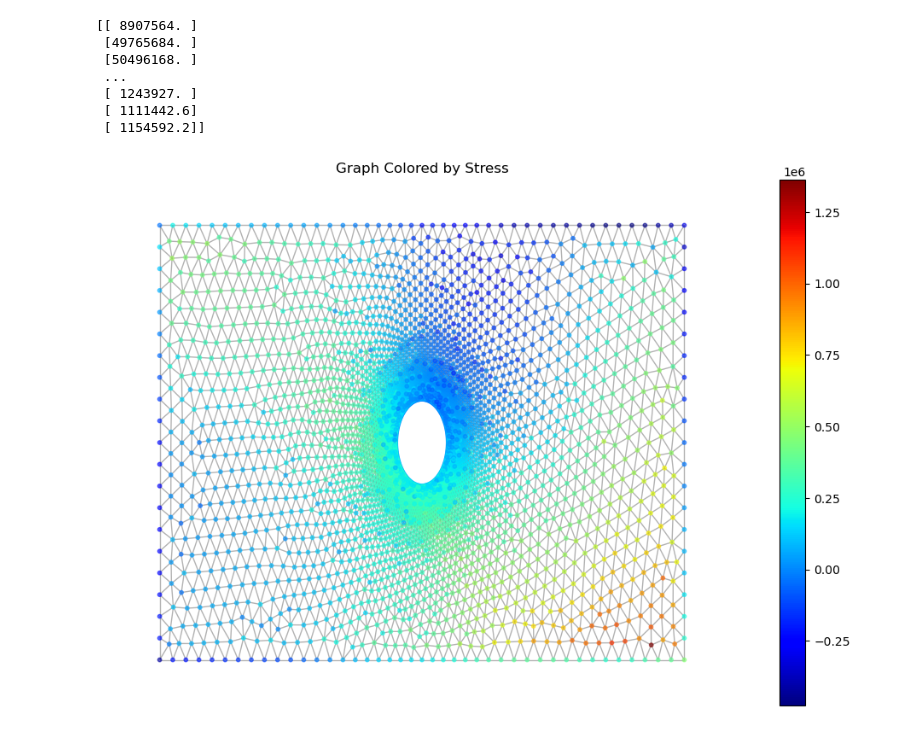
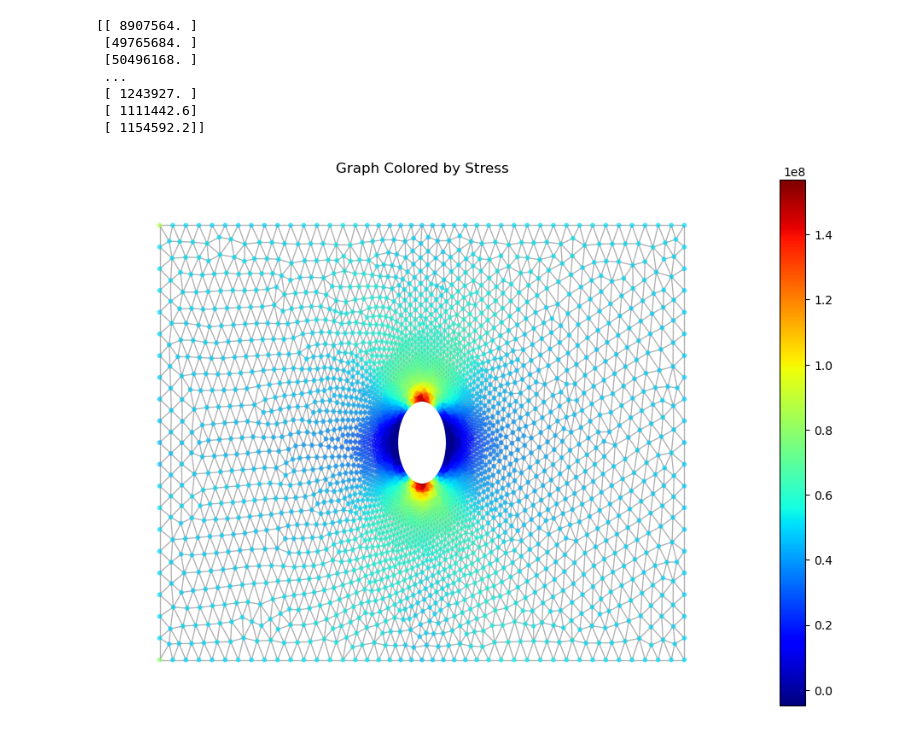
Before and after one commit to alleswe2k/PINNs, a Jupyter notebook: Meshing/geometri_class.ipynb, the cells around one changed output. Drawn from its saved outputs; the diff is of its cells as text; code cells hidden in the pictures.

```diff
--- a/Meshing/geometri_class.ipynb
+++ b/Meshing/geometri_class.ipynb
@@ -358,11 +358,11 @@ class PlateSolver():
 
     def loss_func(self, data):
         u, v, sxx, syy, sxy = self.model_value(data)
-        # target = self.data_loss(data, u, v, sxx, syy, sxy)
-        pde = self.pde_loss(data, u, v, sxx, syy, sxy)
-        bc = self.bc_loss(data, u, v, sxx, syy, sxy)
+        target = self.data_loss(data, u, v, sxx, syy, sxy)
+        # pde = self.pde_loss(data, u, v, sxx, syy, sxy)
+        # bc = self.bc_loss(data, u, v, sxx, syy, sxy)
 
-        total_loss = pde + bc
+        total_loss = target
         return total_loss
 
     def closure(self):
@@ -451,26 +462,26 @@ print(sxx)
  [ 1111442.6]
  [ 1154592.2]]
 # %%
-value = sxy
+value = sxx
 
 fig, ax = plt.subplots(figsize=(12, 8))
 
 # Draw the graph on the given axis
 nx.draw(G, pos, node_size=10, edge_color="gray", alpha=0.6,
         node_color=value, cmap="jet", vmin=value.min(), vmax=value.max(),
         ax=ax)
 
 # Create a mappable and assign the stress values to it for the colorbar
 mappable = plt.cm.ScalarMappable(cmap="jet")
 mappable.set_array(value)
 
 # Add the colorbar to the figure, using the axis
 fig.colorbar(mappable, ax=ax)
 
 ax.set_title("Graph Colored by Stress")
 plt.show()
 # %% [output]
-[figure, old version]
+[figure, new version]
 # %%
 def export_to_vtk(graph, output, filename="output.vtk"):
     components = ['u', 'v', 'sxx', 'syy', 'sxy']
```
Also changed, not shown: parts of 2 cells of this notebook, 4 other files.
